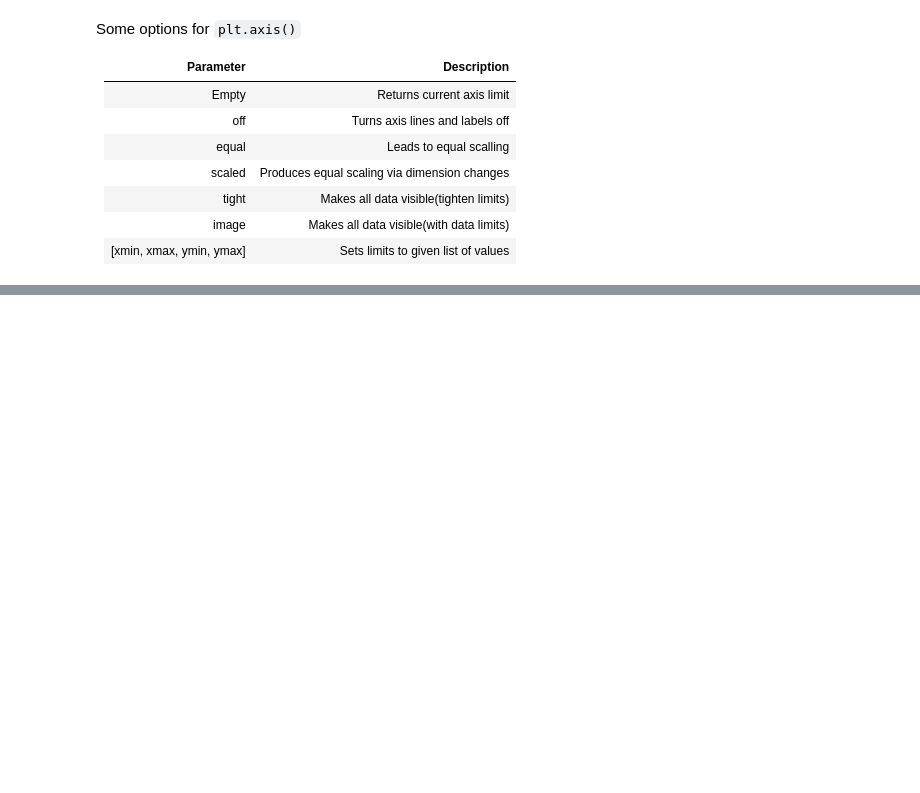
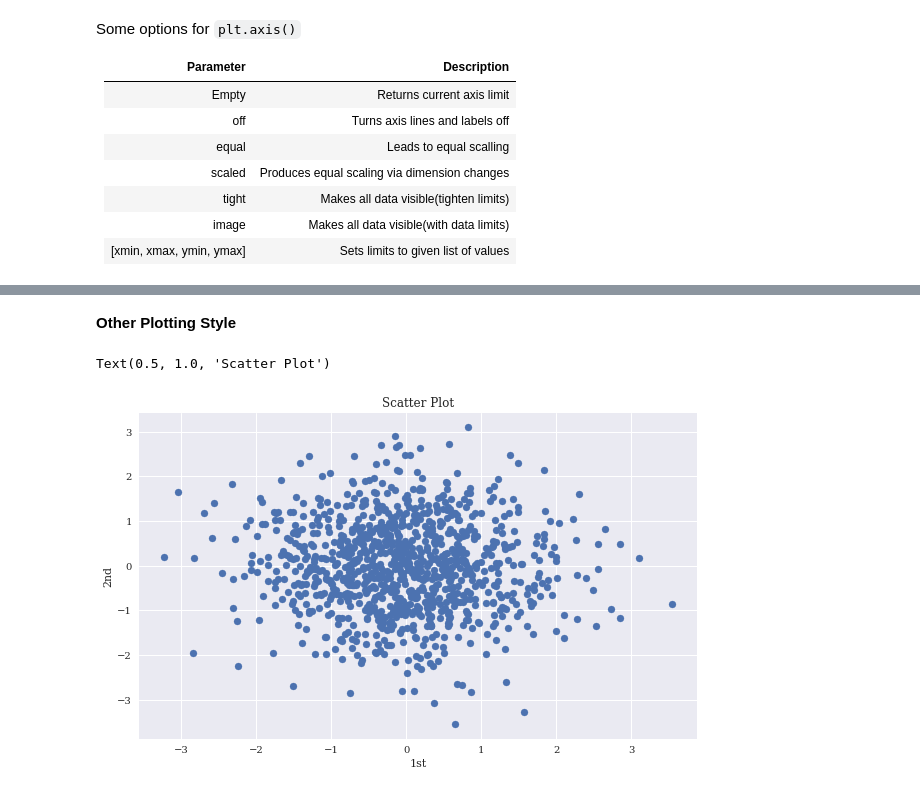
Before and after one commit to conquerv0/Pynaissance, a Jupyter notebook: 1. Basic Framework/Data_Visualization.ipynb, the cells around one changed output, grey strips where cells are left out. Saved outputs shown, nothing was run; the diff lists cells and outputs as text; code cells hidden in the pictures; blank space fills up the shorter version.

```diff
--- a/1. Basic Framework/Data_Visualization.ipynb
+++ b/1. Basic Framework/Data_Visualization.ipynb
@@ -62,0 +87,13 @@ Text(0.5, 1.0, 'Simple Plot')
+# %% [markdown]
+__Other Plotting Style__
+# %%
+# Regular Scatter plot
+y = np.random.standard_normal((1000, 2))
+plt.figure(figsize=(10, 6))
+plt.scatter(y[:, 0], y[:, 1], marker='o')
+plt.xlabel('1st')
+plt.ylabel('2nd')
+plt.title('Scatter Plot')
+# %% [output]
+Text(0.5, 1.0, 'Scatter Plot')
+[figure, added]
```
Also changed, not shown: parts of 11 cells of this notebook.
